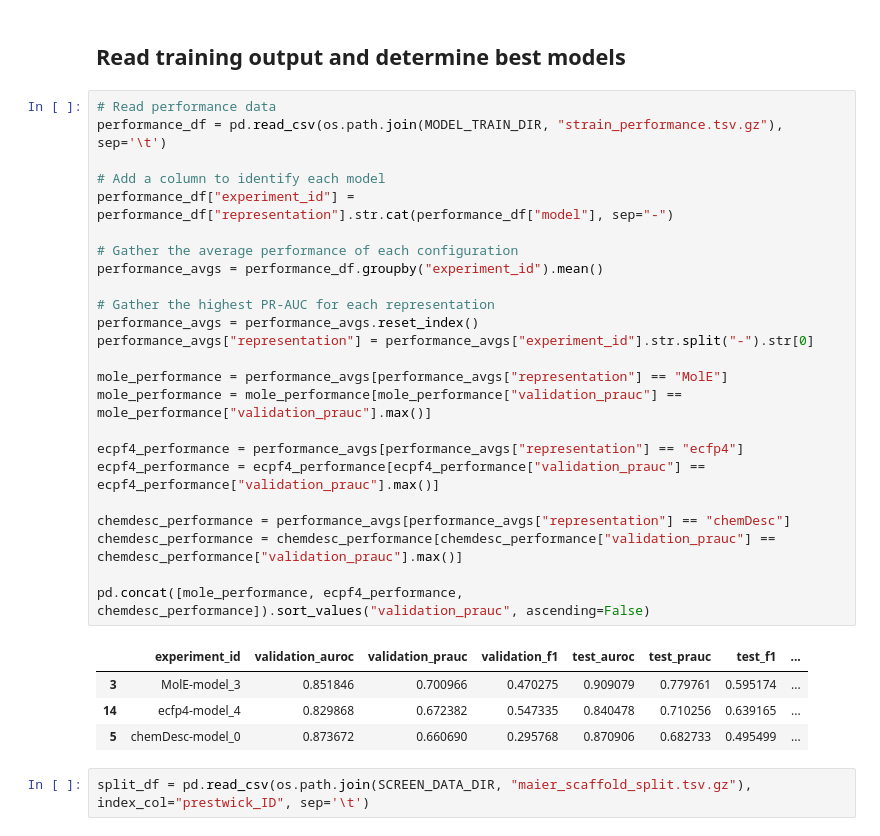
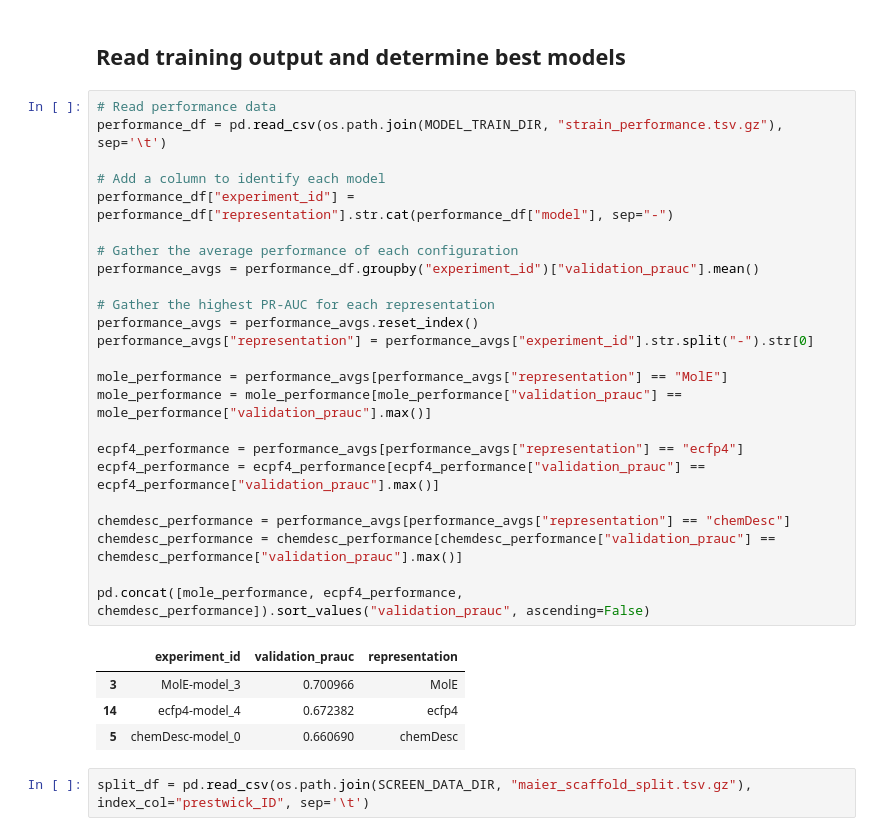
Before and after one commit to rolayoalarcon/mole_antimicrobial_potential, a Jupyter notebook: workflow/03.model_evaluation.ipynb, the cells around one changed output. Drawn from its saved outputs; the diff is of its cells as text.

```diff
--- a/workflow/03.model_evaluation.ipynb
+++ b/workflow/03.model_evaluation.ipynb
@@ -34,32 +34,32 @@ os.makedirs(OUTPUT_DIR, exist_ok=True)
 # %%
 # Read performance data
 performance_df = pd.read_csv(os.path.join(MODEL_TRAIN_DIR, "strain_performance.tsv.gz"), sep='\t')
 
 # Add a column to identify each model
 performance_df["experiment_id"] = performance_df["representation"].str.cat(performance_df["model"], sep="-")
 
 # Gather the average performance of each configuration
-performance_avgs = performance_df.groupby("experiment_id").mean()
+performance_avgs = performance_df.groupby("experiment_id")["validation_prauc"].mean()
 
 # Gather the highest PR-AUC for each representation
 performance_avgs = performance_avgs.reset_index()
 performance_avgs["representation"] = performance_avgs["experiment_id"].str.split("-").str[0]
 
 mole_performance = performance_avgs[performance_avgs["representation"] == "MolE"]
 mole_performance = mole_performance[mole_performance["validation_prauc"] == mole_performance["validation_prauc"].max()]
 
 ecpf4_performance = performance_avgs[performance_avgs["representation"] == "ecfp4"]
 ecpf4_performance = ecpf4_performance[ecpf4_performance["validation_prauc"] == ecpf4_performance["validation_prauc"].max()]
 
 chemdesc_performance = performance_avgs[performance_avgs["representation"] == "chemDesc"]
 chemdesc_performance = chemdesc_performance[chemdesc_performance["validation_prauc"] == chemdesc_performance["validation_prauc"].max()]
 
 pd.concat([mole_performance, ecpf4_performance, chemdesc_performance]).sort_values("validation_prauc", ascending=False)
 # %% [output]
-|  | experiment_id | validation_auroc | validation_prauc | validation_f1 | test_auroc | test_prauc | test_f1 | ... |
-| 3 | MolE-model_3 | 0.851846 | 0.700966 | 0.470275 | 0.909079 | 0.779761 | 0.595174 | ... |
-| 14 | ecfp4-model_4 | 0.829868 | 0.672382 | 0.547335 | 0.840478 | 0.710256 | 0.639165 | ... |
-| 5 | chemDesc-model_0 | 0.873672 | 0.660690 | 0.295768 | 0.870906 | 0.682733 | 0.495499 | ... |
+|  | experiment_id | validation_prauc | representation |
+| 3 | MolE-model_3 | 0.700966 | MolE |
+| 14 | ecfp4-model_4 | 0.672382 | ecfp4 |
+| 5 | chemDesc-model_0 | 0.660690 | chemDesc |
 # %%
 split_df = pd.read_csv(os.path.join(SCREEN_DATA_DIR, "maier_scaffold_split.tsv.gz"), index_col="prestwick_ID", sep='\t')
 # %% [markdown]
```
Also changed, not shown: parts of 1 cell of this notebook, 19 other files.
